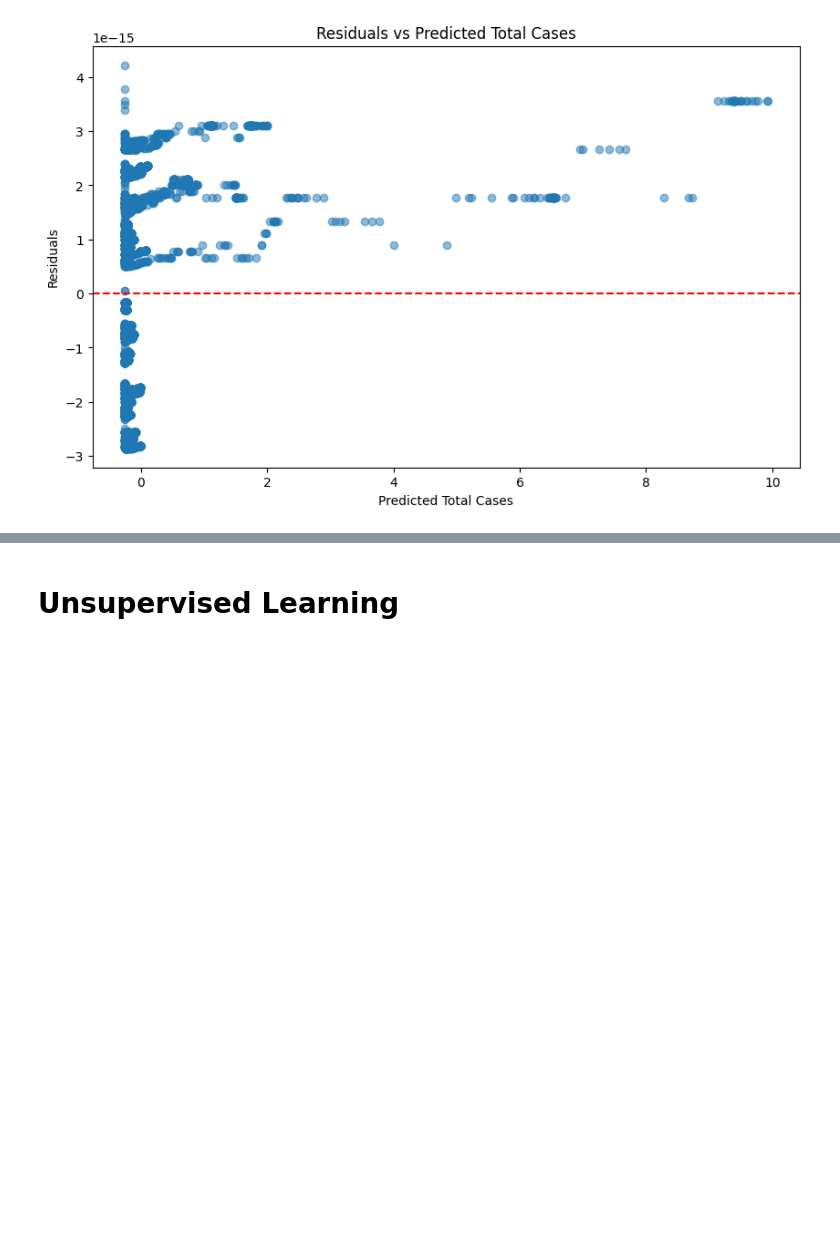
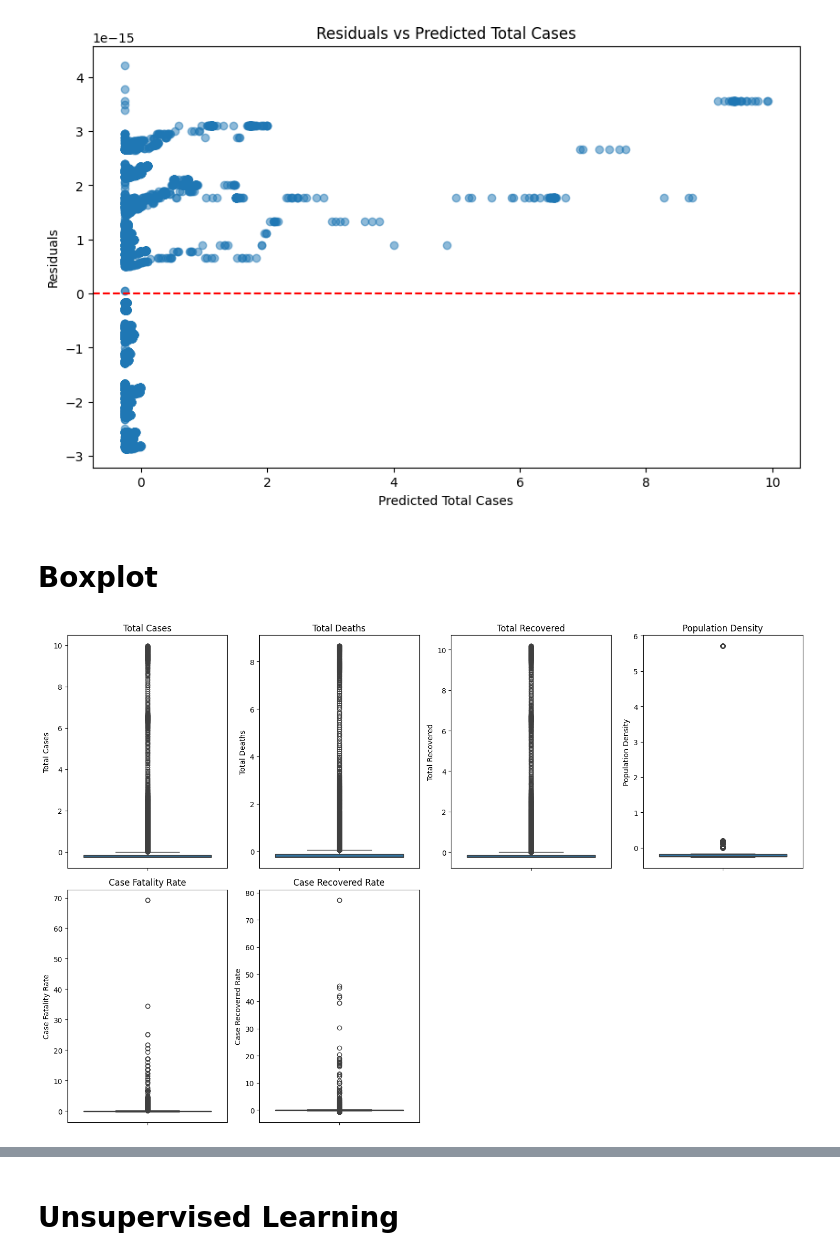
Before and after one commit to Errouza/TubesDaming, a Jupyter notebook: notebookBaru.ipynb, the cells around one changed output, grey strips where cells are left out. Cells and saved outputs as stored; diff of their text form; code cells hidden in the pictures; blank space fills up the shorter version.

```diff
--- a/notebookBaru.ipynb
+++ b/notebookBaru.ipynb
@@ -446,3 +527,42 @@ plt.show()
 # %% [output]
 [figure]
 [figure]
+# %% [markdown]
+# Boxplot
+# %%
+plt.figure(figsize=(15, 10))
+
+# Total Cases
+plt.subplot(2, 4, 1)
+sns.boxplot(y=data['Total Cases'])
+plt.title('Total Cases')
+
+# Total Deaths
+plt.subplot(2, 4, 2)
+sns.boxplot(y=data['Total Deaths'])
+plt.title('Total Deaths')
+
+# Total Recovered
+plt.subplot(2, 4, 3)
+sns.boxplot(y=data['Total Recovered'])
+plt.title('Total Recovered')
+
+# Population Density
+plt.subplot(2, 4, 4)
+sns.boxplot(y=data['Population Density'])
+plt.title('Population Density')
+
+# Case Fatality Rate
+plt.subplot(2, 4, 5)
+sns.boxplot(y=data['Case Fatality Rate'])
+plt.title('Case Fatality Rate')
+
+# Case Recovered Rate
+plt.subplot(2, 4, 6)
+sns.boxplot(y=data['Case Recovered Rate'])
+plt.title('Case Recovered Rate')
+
+plt.tight_layout()
+plt.show()
+# %% [output]
+[figure, added]
```
Also changed, not shown: parts of 5 cells of this notebook, 1 other file.
